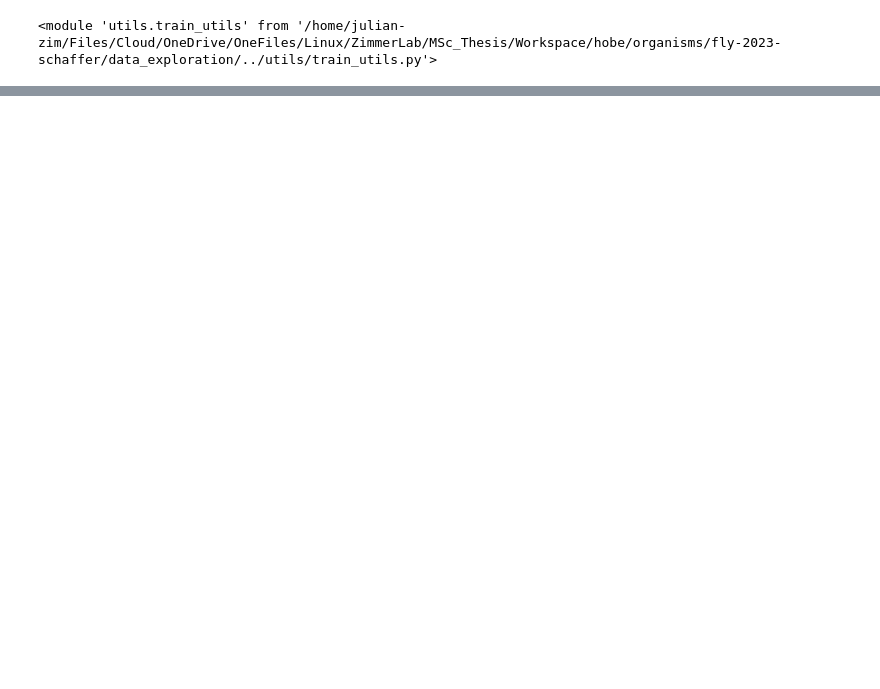
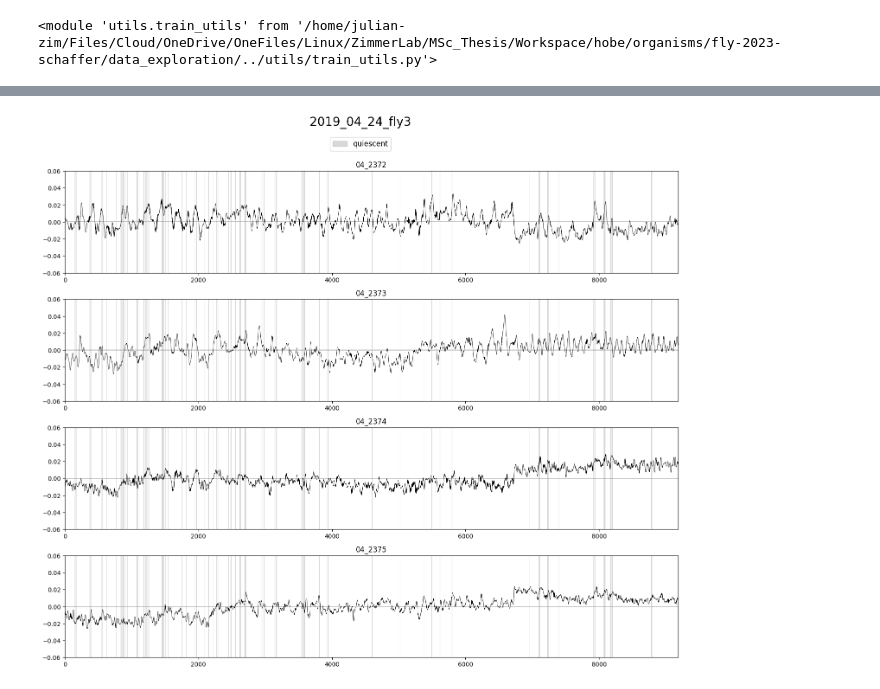
Before and after one commit to julian-zim/higama, a Jupyter notebook: organisms/fly-2023-schaffer/data_exploration/traces.ipynb, the cells around one changed output, grey strips where cells are left out. Drawn from its saved outputs; the diff is of its cells as text; code cells hidden in the pictures; blank space fills up the shorter version.

```diff
--- a/organisms/fly-2023-schaffer/data_exploration/traces.ipynb
+++ b/organisms/fly-2023-schaffer/data_exploration/traces.ipynb
@@ -66,0 +100,7 @@ print(np.median(traces[file_ids.index(plot_id)].values, axis=0)[:5])
+# %%
+plot_utils.plot_traces(f'{filenames_fl[file_ids_fl.index(plot_id_fl)]}',
+					   states_fl[file_ids_fl.index(plot_id_fl)]['?'],
+					   [traces_fl[file_ids_fl.index(plot_id_fl)].iloc[:, -4:]],
+					   label='quiescent', n_plots=4, plots_per_row=1, top_space=1, ylimits=(-0.06, 0.06))
+# %% [output]
+[figure, added]
```
Also changed, not shown: parts of 10 cells of this notebook, 18 other files.
